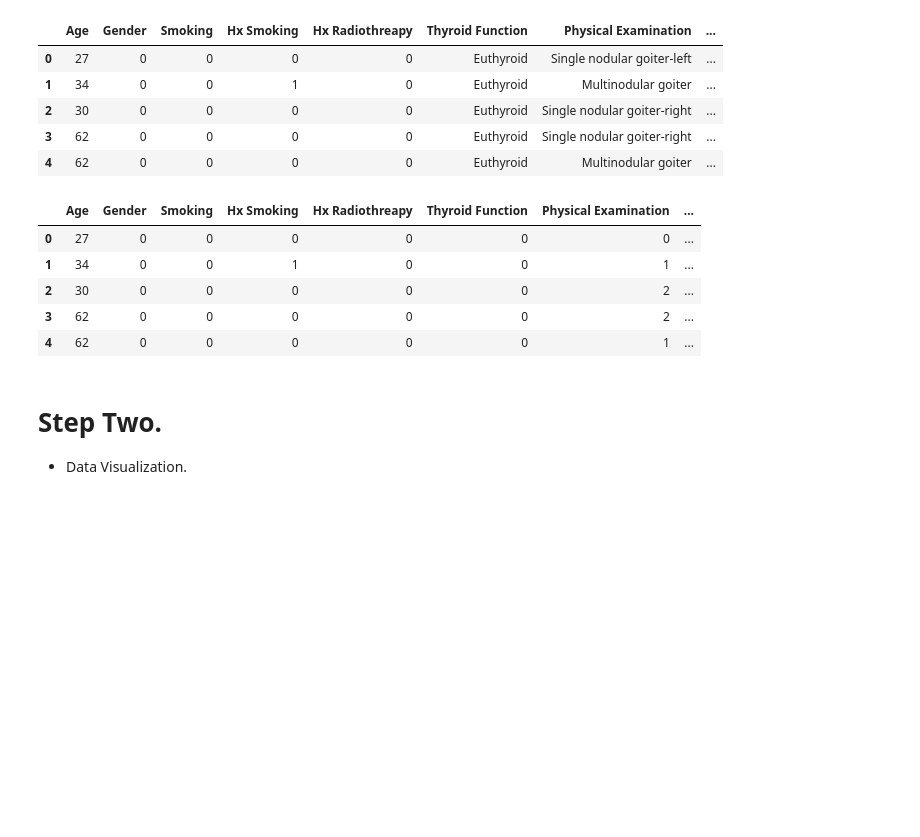
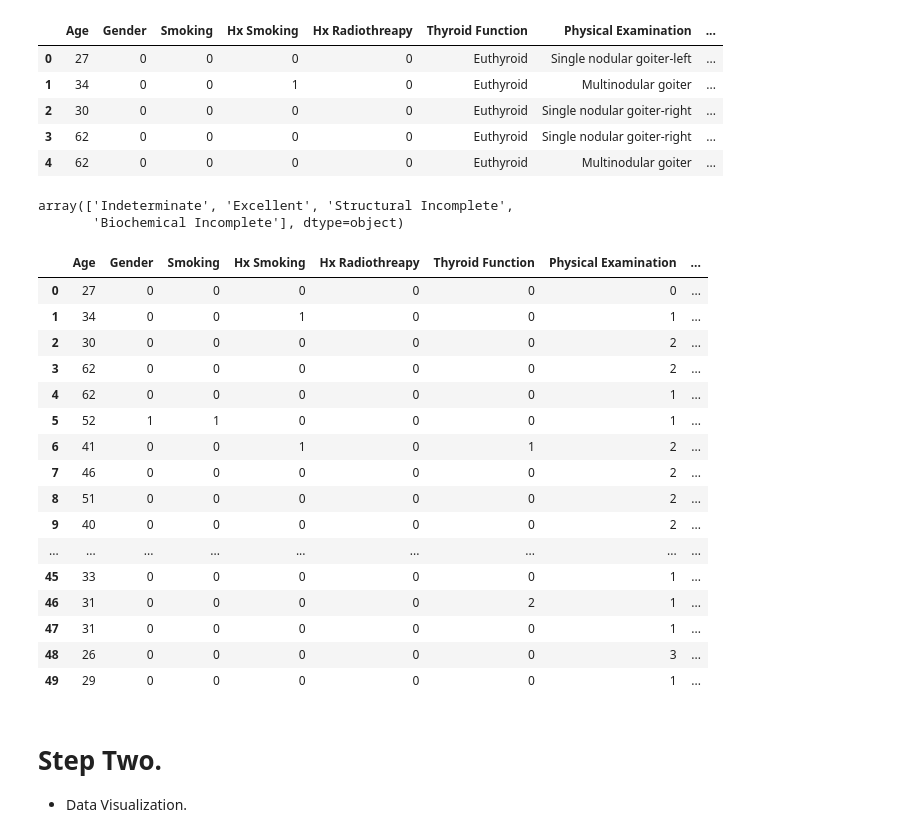
Before and after one commit to felista47/Classification-algorithms, a Jupyter notebook: Thyriod_logistic_regression.ipynb, the cells around one changed output. Drawn from its saved outputs; the diff is of its cells as text; code cells hidden in the pictures; blank space fills up the shorter version.

```diff
--- a/Thyriod_logistic_regression.ipynb
+++ b/Thyriod_logistic_regression.ipynb
@@ -148,26 +160,42 @@ df.head()
 | 2 | 30 | 0 | 0 | 0 | 0 | Euthyroid | Single nodular goiter-right | ... |
 | 3 | 62 | 0 | 0 | 0 | 0 | Euthyroid | Single nodular goiter-right | ... |
 | 4 | 62 | 0 | 0 | 0 | 0 | Euthyroid | Multinodular goiter | ... |
+# %%
+df['Response'].unique()
+# %% [output]
+array(['Indeterminate', 'Excellent', 'Structural Incomplete',
+       'Biochemical Incomplete'], dtype=object)
 # %%
 # perfoming label ecncoding for categorical variables with more than one input
 df["Thyroid Function"] = pd.factorize(df["Thyroid Function"])[0]
 df["Physical Examination"] = pd.factorize(df["Physical Examination"])[0]
 df["Adenopathy"] = pd.factorize(df["Adenopathy"])[0]
 df["Pathology"] = pd.factorize(df["Pathology"])[0]
 df["Risk"] = pd.factorize(df["Risk"])[0]
 df["T"] = pd.factorize(df["T"])[0]
 df["N"] = pd.factorize(df["N"])[0]
 df["M"] = pd.factorize(df["M"])[0]
 df["Stage"] = pd.factorize(df["Stage"])[0]
 df["Response"] = pd.factorize(df["Response"])[0]
-df.head()
+df.head(50)
 # %% [output]
 |  | Age | Gender | Smoking | Hx Smoking | Hx Radiothreapy | Thyroid Function | Physical Examination | ... |
 | 0 | 27 | 0 | 0 | 0 | 0 | 0 | 0 | ... |
 | 1 | 34 | 0 | 0 | 1 | 0 | 0 | 1 | ... |
 | 2 | 30 | 0 | 0 | 0 | 0 | 0 | 2 | ... |
 | 3 | 62 | 0 | 0 | 0 | 0 | 0 | 2 | ... |
 | 4 | 62 | 0 | 0 | 0 | 0 | 0 | 1 | ... |
+| 5 | 52 | 1 | 1 | 0 | 0 | 0 | 1 | ... |
+| 6 | 41 | 0 | 0 | 1 | 0 | 1 | 2 | ... |
+| 7 | 46 | 0 | 0 | 0 | 0 | 0 | 2 | ... |
+| 8 | 51 | 0 | 0 | 0 | 0 | 0 | 2 | ... |
+| 9 | 40 | 0 | 0 | 0 | 0 | 0 | 2 | ... |
+| ... | ... | ... | ... | ... | ... | ... | ... | ... |
+| 45 | 33 | 0 | 0 | 0 | 0 | 0 | 1 | ... |
+| 46 | 31 | 0 | 0 | 0 | 0 | 2 | 1 | ... |
+| 47 | 31 | 0 | 0 | 0 | 0 | 0 | 1 | ... |
+| 48 | 26 | 0 | 0 | 0 | 0 | 0 | 3 | ... |
+| 49 | 29 | 0 | 0 | 0 | 0 | 0 | 1 | ... |
 # %% [markdown]
 # Step Two.
 - Data Visualization.
```
Also changed, not shown: parts of 11 cells of this notebook.
